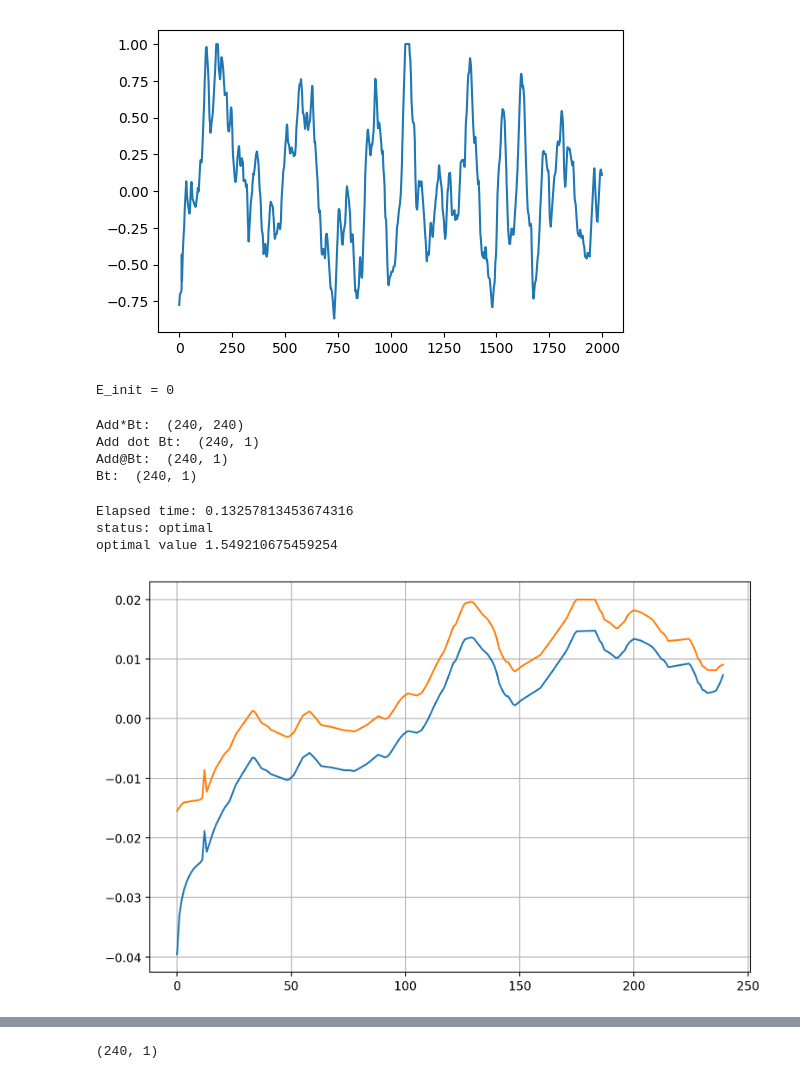
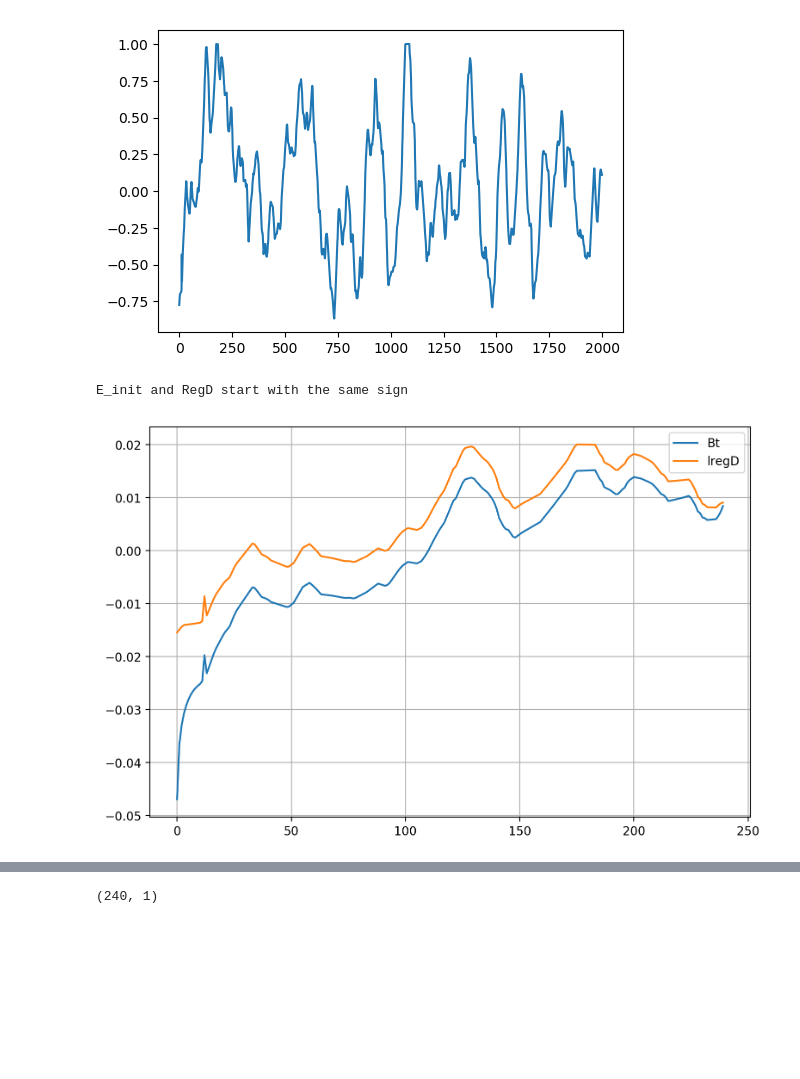
Before and after one commit to Thanosro/py_graphs, a Jupyter notebook: freq_regulation.ipynb, the cells around one changed output, grey strips where cells are left out. Drawn from its saved outputs; the diff is of its cells as text; code cells hidden in the pictures; blank space fills up the shorter version.

```diff
--- a/freq_regulation.ipynb
+++ b/freq_regulation.ipynb
@@ -42,14 +42,15 @@ plt.show()
 # %%
 # mobile ESS parameters
 T = 240;
+T = np.shape(regD_ar)[0]
 # T = 5;
 L = 0.02; # MW
 E_max = L*T
 # E_max = L
 P_max = E_max
 # charge is denoted by negative sign
-# E_init = -E_max/2
-E_init = 0
+E_init = -E_max/2
+# E_init = 0
 assert E_init <=0, "E_init is positive"
 lam_c = 50; # $/MWh
 lam_mis = 5 # $/MWh
@@ -63,18 +64,13 @@ elif E_init == 0:
     print('E_init = 0')
 else: print('Different signs')
 # %% [output]
-E_init = 0
+E_init and RegD start with the same sign
 # %%
-# print(Add_mat*Bt.value[0:5])
-print('Add*Bt: ',np.shape(Add_mat*Bt.value))
-print('Add dot Bt: ',np.shape(np.dot(Add_mat,Bt.value)))
-print('Add@Bt: ',np.shape(Add_mat@Bt.value))
-print('Bt: ',np.shape(Bt.value))
+# # print(Add_mat*Bt.value[0:5])
+# print('Add*Bt: ',np.shape(Add_mat*Bt.value))
+# print('Add dot Bt: ',np.shape(np.dot(Add_mat,Bt.value)))
+# print('Add@Bt: ',np.shape(Add_mat@Bt.value))
+# print('Bt: ',np.shape(Bt.value))
-# %% [output]
-Add*Bt:  (240, 240)
-Add dot Bt:  (240, 1)
-Add@Bt:  (240, 1)
-Bt:  (240, 1)
 # %%
 # Bt is discharge - charge
 t0 = time.time()
@@ -100,19 +96,16 @@ print('Elapsed time:',t1-t0)
 print("status:", prob.status)
 print("optimal value", prob.value)
 # print("optimal var", Bt.value)
-# %% [output]
-Elapsed time: 0.13257813453674316
-status: optimal
-optimal value 1.549210675459254
 # %%
 fig2 = plt.figure(100, figsize=(9, 6), dpi=200, facecolor='w', edgecolor='k')
 plt.plot(Bt.value)
 # plt.plot(Bt.value-L*regD)
 plt.plot(L*regD)
+plt.legend(['Bt','lregD'])
 plt.grid(True)
 plt.show()
 # %% [output]
-[figure, old version]
+[figure, new version]
 # %%
 mis_pen = lam_mis*np.sum(np.abs(Bt.value - L*regD));
 serv_ben = lam_c*L*30 - mis_pen # each 10 time intervals correspond to an hour
```
Also changed, not shown: parts of 7 cells of this notebook, 1 other file.
